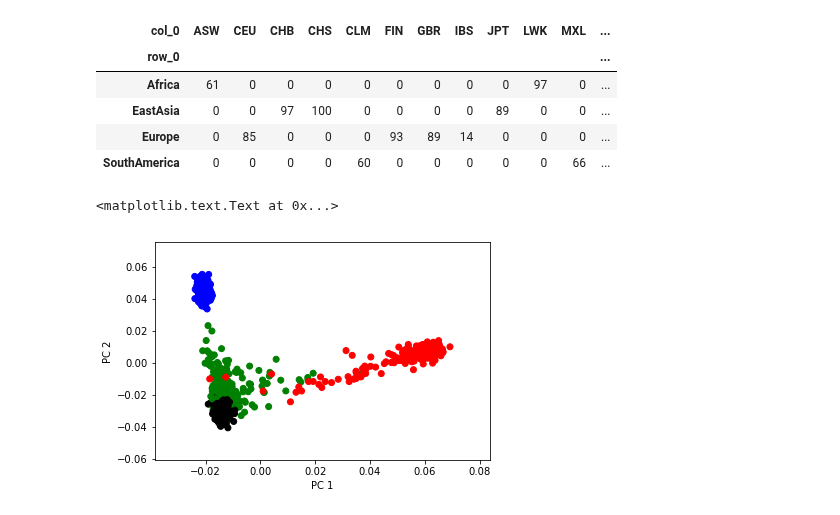
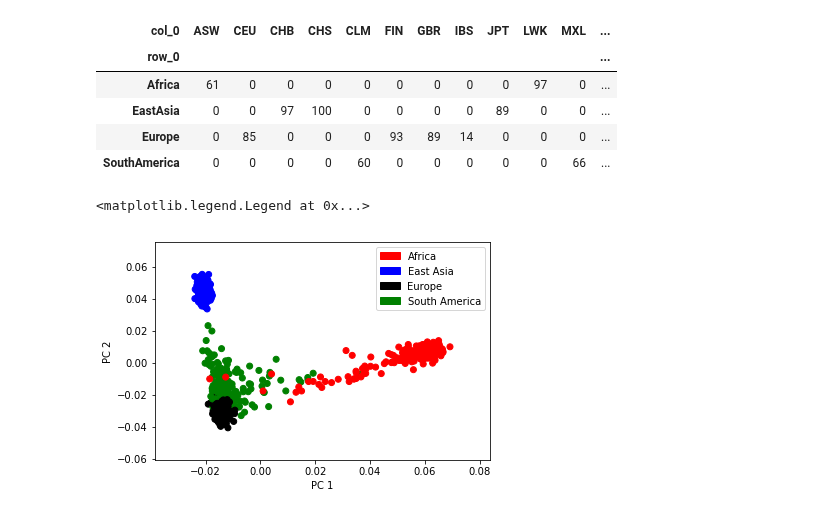
Before and after one commit to CoreArray/PySeqArray, a Jupyter notebook: docs/demo/tutorial.ipynb, the cells around one changed output. Cells and saved outputs as stored; diff of their text form; code cells hidden in the pictures.

```diff
--- a/docs/demo/tutorial.ipynb
+++ b/docs/demo/tutorial.ipynb
@@ -181,7 +190,14 @@ col = [ dict[i] for i in broad]
-# %%
-plt.scatter(v[:,0], v[:,1], color=col)
-plt.xlabel('PC 1')
-plt.ylabel('PC 2')
-# %% [output]
-<matplotlib.text.Text at 0x...>
-[figure, removed]
+# %%
+ax = plt.scatter(v[:,0], v[:,1], color=col)
+plt.xlabel('PC 1')
+plt.ylabel('PC 2')
+
+red_patch = mpatches.Patch(color='red', label='Africa')
+blue_patch = mpatches.Patch(color='blue', label='East Asia')
+black_patch = mpatches.Patch(color='black', label='Europe')
+green_patch = mpatches.Patch(color='green', label='South America')
+
+plt.legend(handles=[red_patch, blue_patch, black_patch, green_patch], loc='upper right')
+# %% [output]
+<matplotlib.legend.Legend at 0x...>
+[figure, added]
```
Also changed, not shown: parts of 4 cells of this notebook, 1 other file.
